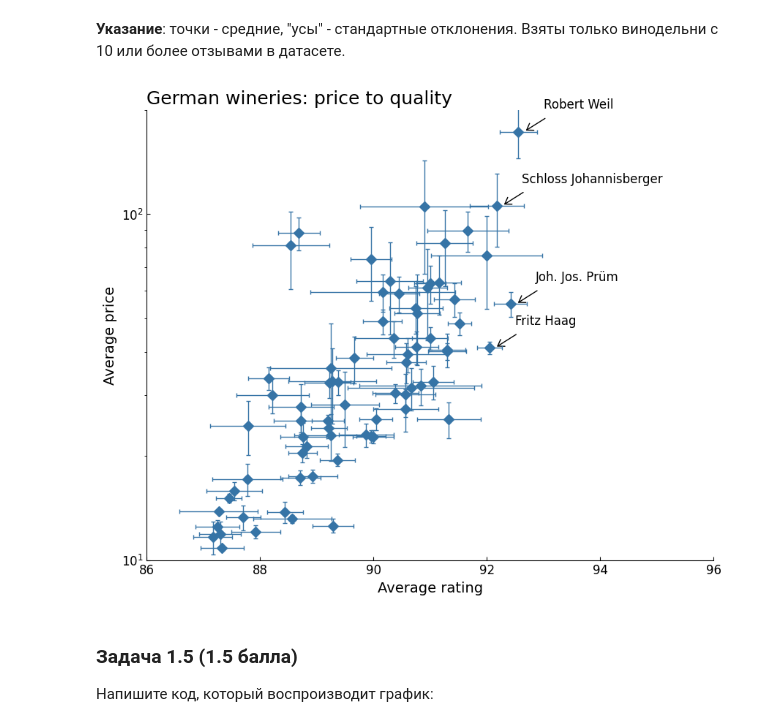
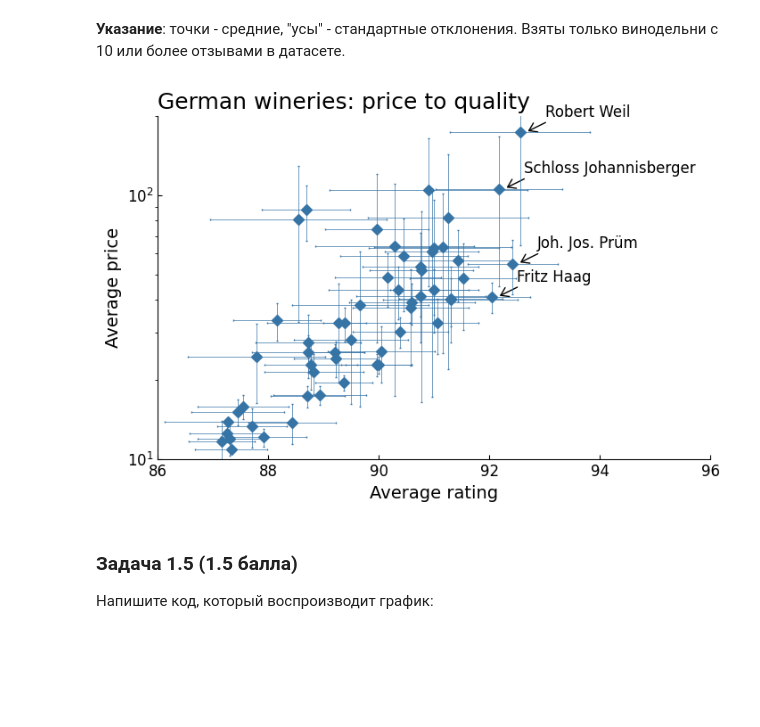
Before and after one commit to dejar212/ml-dz, a Jupyter notebook: hw2/02.HW.Pandas_MPL_Seaborn.ipynb, the cells around one changed output. Saved outputs shown, nothing was run; the diff lists cells and outputs as text; code cells hidden in the pictures; blank space fills up the shorter version.

```diff
--- a/hw2/02.HW.Pandas_MPL_Seaborn.ipynb
+++ b/hw2/02.HW.Pandas_MPL_Seaborn.ipynb
@@ -267,11 +260,6 @@ plt.show()
 # %% [markdown]
 **Указание**: точки - средние, "усы" - стандартные отклонения. Взяты только винодельни с 10 или более отзывами в датасете.
 # %%
-import pandas as pd
-import numpy as np
-import matplotlib.pyplot as plt
-from matplotlib.ticker import LogFormatterSciNotation
-
 df = pd.read_csv("https://data.bioml.ru/htdocs/courses/python/datasci/pandas/data/winemag-data-130k-noreview-v2.csv")
 
 german_wines = df[df['country'] == 'Germany'].copy()
@@ -285,14 +273,17 @@ winery_agg = german_wines.groupby('winery').agg(
     count=('winery', 'size')
 )
 
-winery_agg = winery_agg[winery_agg['count'] >= 6].copy()
+winery_agg = winery_agg[winery_agg['count'] >= 10].copy()
+#стандартное отклонение
+winery_agg['points_err'] = winery_agg['points_std'] / 2
+winery_agg['price_err'] = winery_agg['price_std'] / 2
 
-winery_agg['points_err'] = winery_agg['points_std'] / np.sqrt(winery_agg['count'])
-winery_agg['price_err'] = winery_agg['price_std'] / np.sqrt(winery_agg['count'])
+
+
 
 plot_data = winery_agg[(winery_agg['points_mean'] >= 86) & (winery_agg['points_mean'] <= 96)].copy()
 
-fig, ax = plt.subplots(figsize=(10, 8))
+fig, ax = plt.subplots(figsize=(8, 5))
 
 ax.errorbar(
     plot_data['points_mean'],
@@ -301,9 +292,9 @@ ax.errorbar(
     xerr=plot_data['points_err'],
     fmt='D',
     color='#3674A6',
-    markersize=7,
-    elinewidth=1,
-    capsize=2
+    markersize=6,
+    elinewidth=0.5,
+    capsize=0.5
 )
 
 ax.set_title("German wineries: price to quality", fontsize=18, loc='left', fontfamily='sans-serif')
@@ -327,45 +318,42 @@ for winery in wineries_to_annotate:
         x_point = winery_data['points_mean']
         y_point = winery_data['price_mean']
 
-        # 1. Размещаем текст, чтобы он не пересекался со стрелкой
+        # текст над стрелкой
         ax.annotate(
             winery,
             xy=(x_point, y_point),
-            xytext=(25, 20),  # Смещаем текст дальше вправо и вверх
+            xytext=(20, 10),
             textcoords='offset points',
             ha='left',
             va='bottom',
             fontsize=12
         )
 
-        # 2. Рассчитываем координаты для стрелки под углом
+        # стрелка под углом
+        start_x = x_point + 0.5
+        start_y = y_point * 1.1
 
-        # Начало стрелки (дальше от точки)
-        # Умножаем Y на коэффициент, чтобы "поднять" точку на логарифмической шкале
-        start_x = x_point + 0.5
-        start_y = y_point * 1.1# Увеличение цены на 80% создает видимый угол
 
-        # Конец стрелки (ближе к точке)
         end_x = x_point + 0.1
-        end_y = y_point * 1.0 # Немного выше самого маркера
+        end_y = y_point * 1.0
 
-        # 3. Рисуем стрелку с помощью FancyArrowPatch
+
         arrow = patches.FancyArrowPatch(
             (start_x, start_y),
             (end_x, end_y),
             arrowstyle='->,head_width=4,head_length=6',
             color='black',
             linewidth=1
         )
         ax.add_patch(arrow)
 
 
 
 
 
 plt.show()
 # %% [output]
-[figure, old version]
+[figure, new version]
 # %% [markdown]
 ### Задача 1.5 (1.5 балла)
 
```
Also changed, not shown: parts of 4 cells of this notebook.
